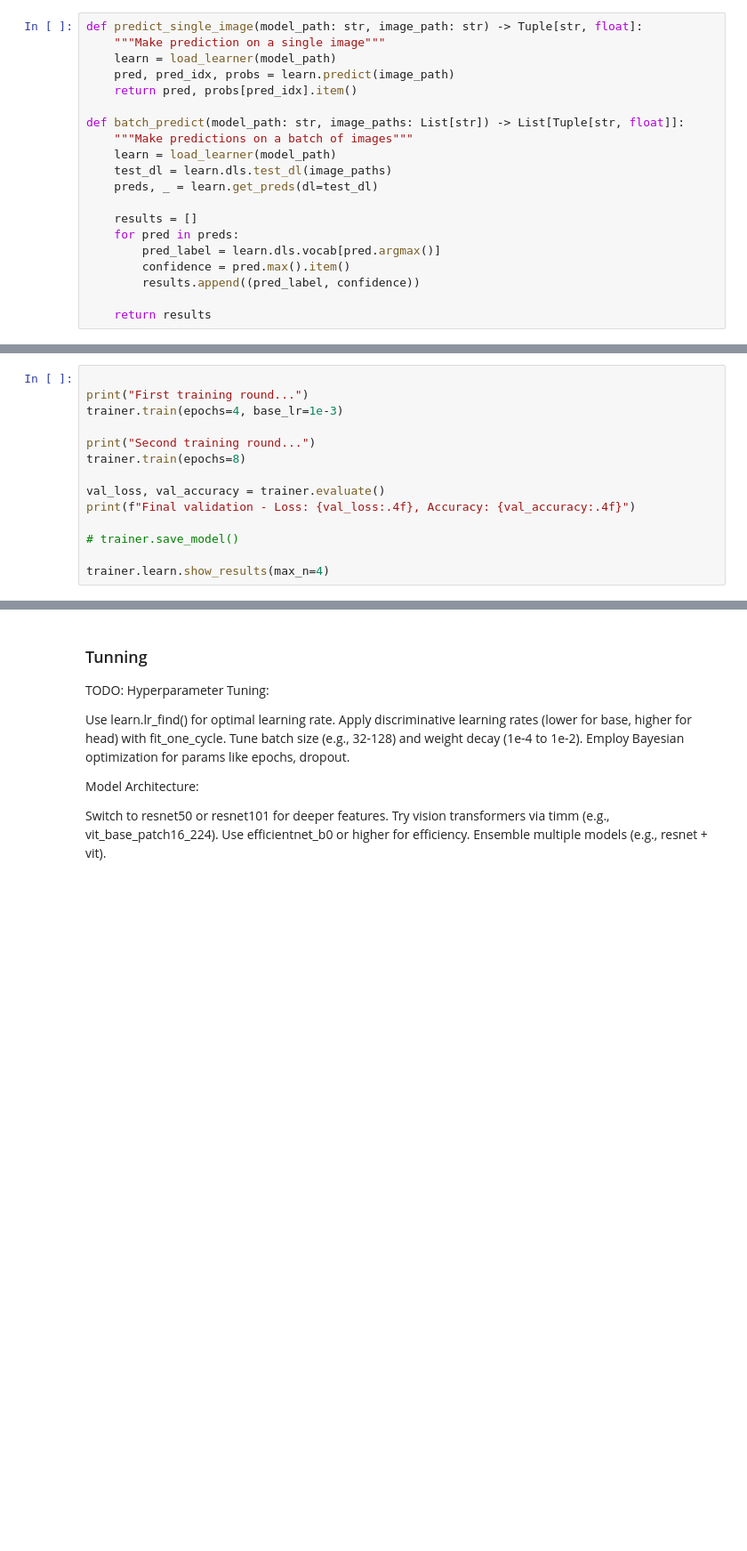
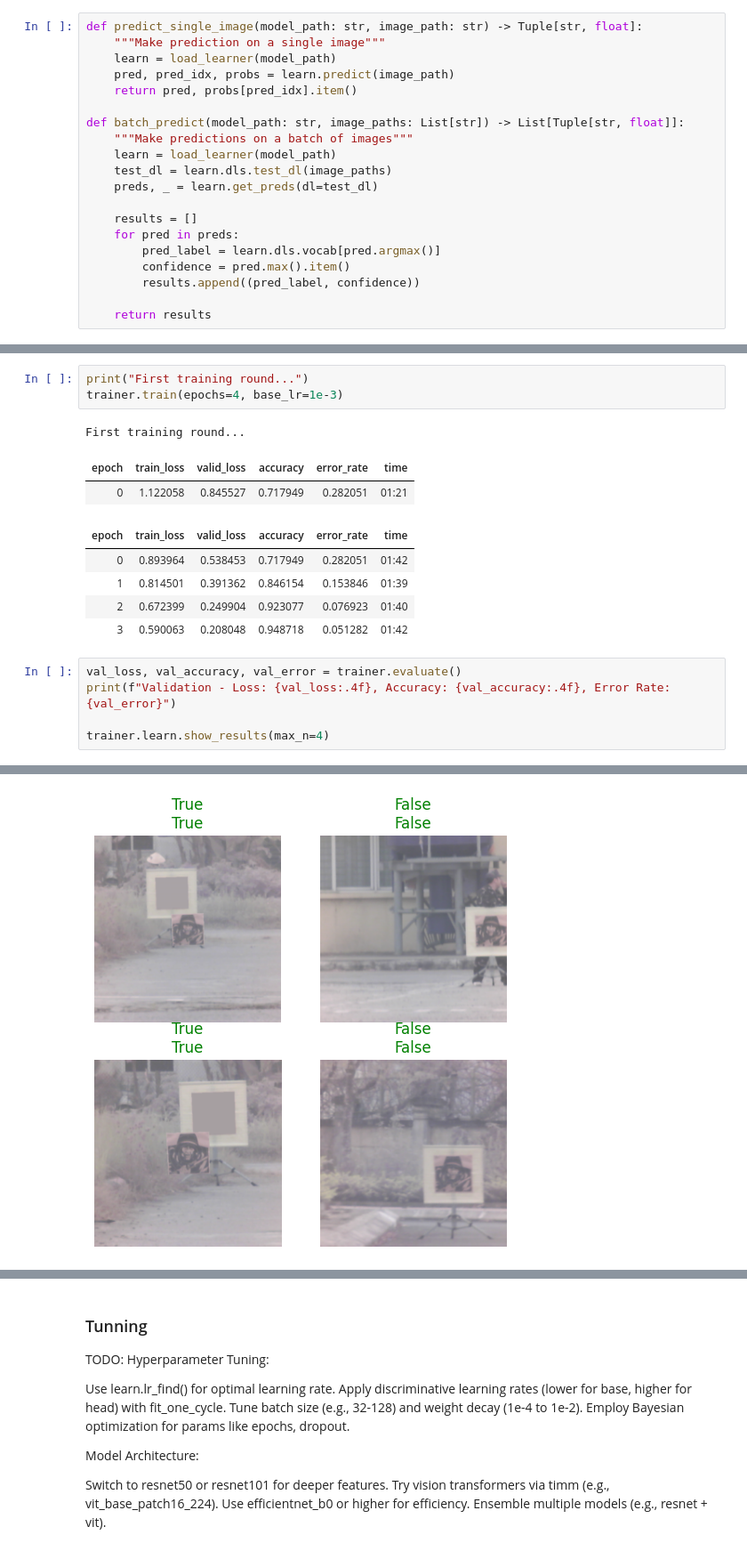
Before and after one commit to NguyenDuyCuong/Learning, a Jupyter notebook: machine-learning/playground/fastai-classification.ipynb, the cells around one changed output, grey strips where cells are left out. Shown at 89% size. Cells and saved outputs as stored; diff of their text form; blank space fills up the shorter version.

```diff
--- a/machine-learning/playground/fastai-classification.ipynb
+++ b/machine-learning/playground/fastai-classification.ipynb
@@ -677,14 +802,18 @@ trainer.create_learner(dls, resnet50)
 # %%
-
 print("First training round...")
 trainer.train(epochs=4, base_lr=1e-3)
-
-print("Second training round...")
-trainer.train(epochs=8)
-
-val_loss, val_accuracy = trainer.evaluate()
-print(f"Final validation - Loss: {val_loss:.4f}, Accuracy: {val_accuracy:.4f}")
-
-# trainer.save_model()
-
-trainer.learn.show_results(max_n=4)
+# %% [output]
+First training round...
+| epoch | train_loss | valid_loss | accuracy | error_rate | time |
+| 0 | 1.122058 | 0.845527 | 0.717949 | 0.282051 | 01:21 |
+| epoch | train_loss | valid_loss | accuracy | error_rate | time |
+| 0 | 0.893964 | 0.538453 | 0.717949 | 0.282051 | 01:42 |
+| 1 | 0.814501 | 0.391362 | 0.846154 | 0.153846 | 01:39 |
+| 2 | 0.672399 | 0.249904 | 0.923077 | 0.076923 | 01:40 |
+| 3 | 0.590063 | 0.208048 | 0.948718 | 0.051282 | 01:42 |
+# %%
+val_loss, val_accuracy, val_error = trainer.evaluate()
+print(f"Validation - Loss: {val_loss:.4f}, Accuracy: {val_accuracy:.4f}, Error Rate: {val_error}")
+
+trainer.learn.show_results(max_n=4)
+# %% [output]
@@ -690,0 +823 @@ trainer.learn.show_results(max_n=4)
+[figure, added]
```
Also changed, not shown: parts of 23 cells of this notebook.
